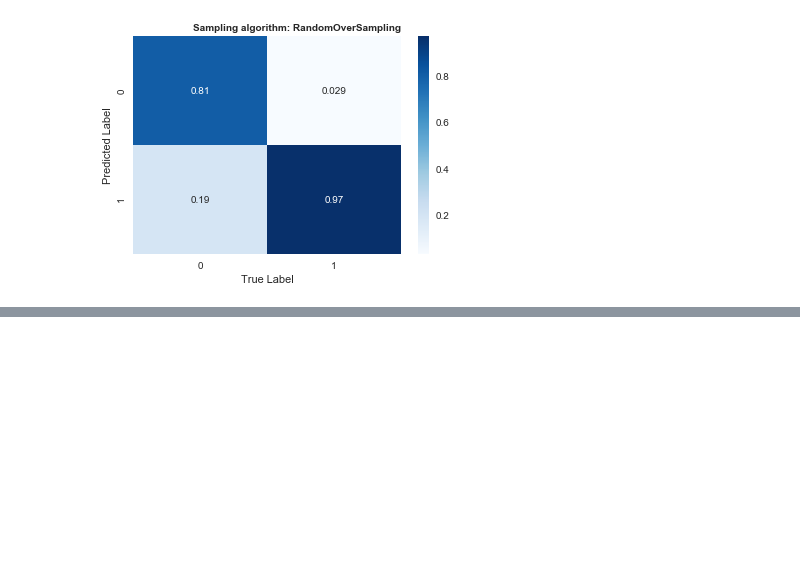
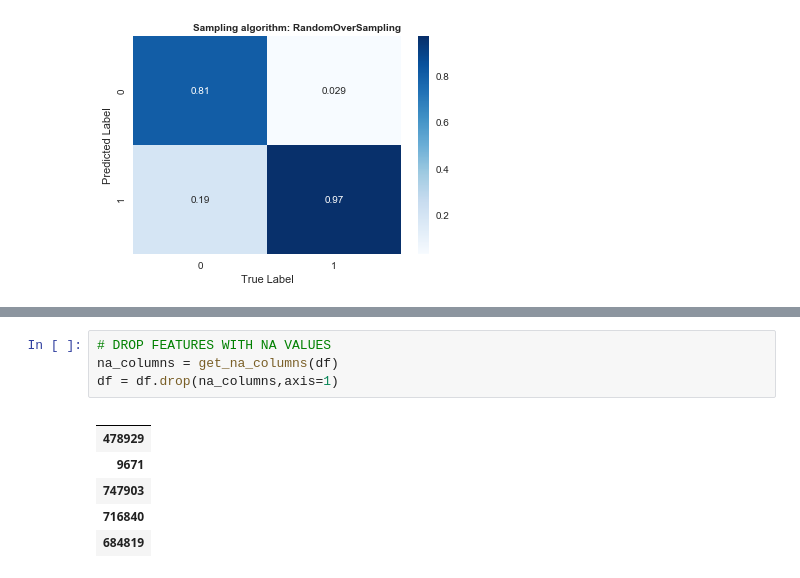
Before and after one commit to EY-BE-FSO-AI/ML4Credit, a Jupyter notebook: PD/notebooks/XGBoost Classifier.ipynb, the cells around one changed output, grey strips where cells are left out. Saved outputs shown, nothing was run; the diff lists cells and outputs as text; blank space fills up the shorter version.

```diff
--- a/PD/notebooks/XGBoost Classifier.ipynb
+++ b/PD/notebooks/XGBoost Classifier.ipynb
@@ -395,0 +393,11 @@ Text(1,1,'Sampling algorithm: RandomOverSampling')
+# %%
+# DROP FEATURES WITH NA VALUES
+na_columns = get_na_columns(df)
+df = df.drop(na_columns,axis=1)
+# %% [output]
+|  |
+| 478929 |
+| 9671 |
+| 747903 |
+| 716840 |
+| 684819 |
```
Also changed, not shown: parts of 9 cells of this notebook, 3 other files.
